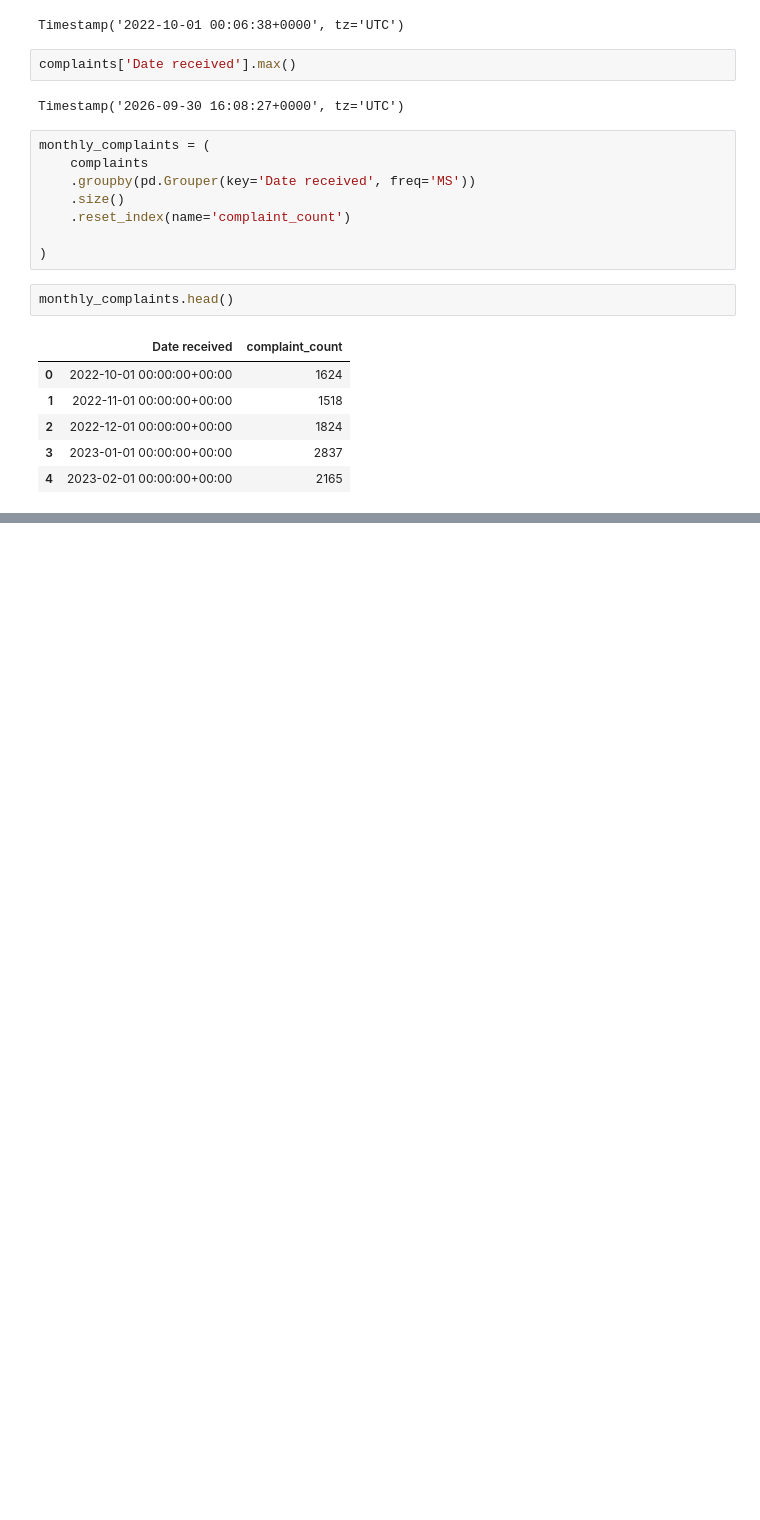
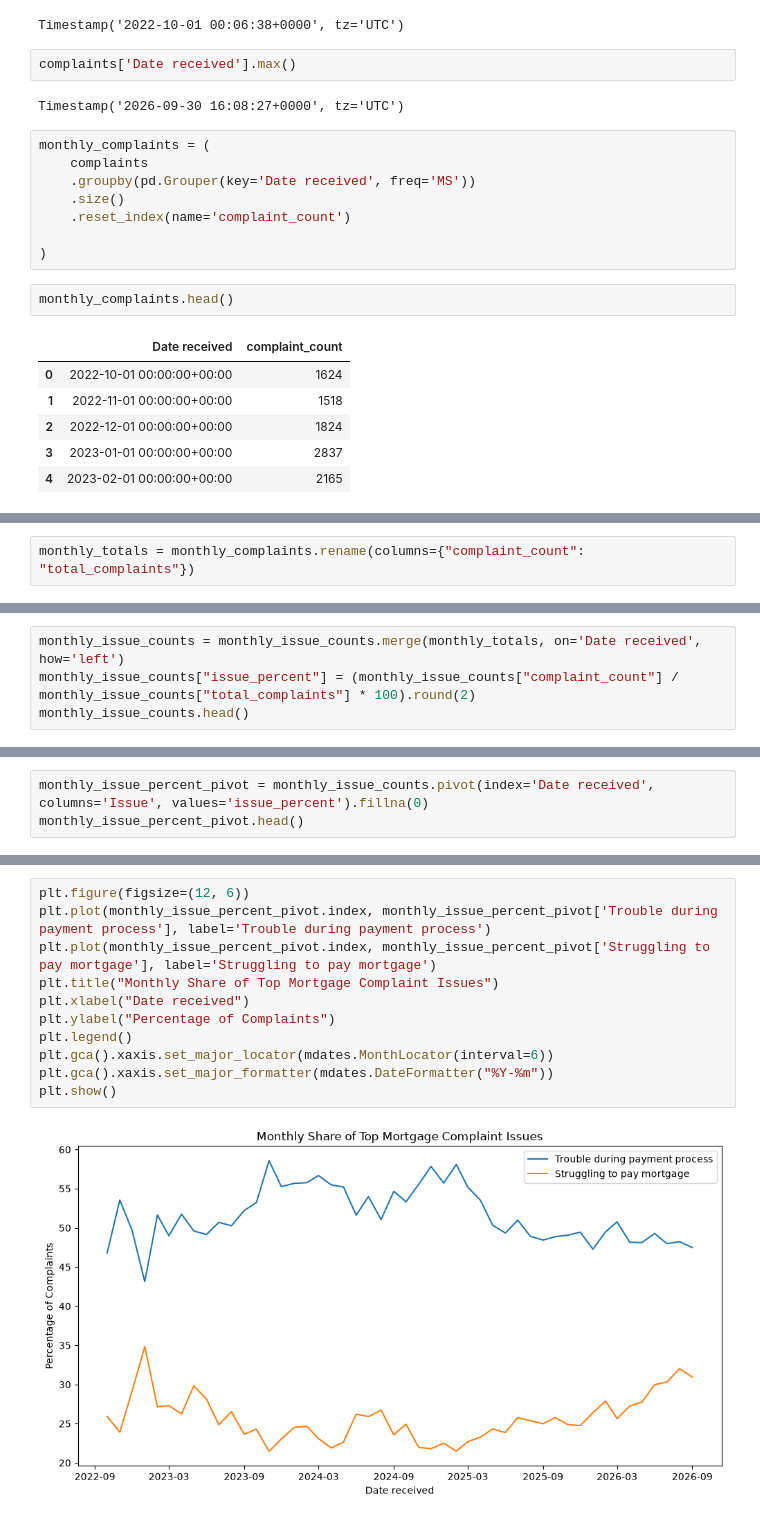
Before and after one commit to alanarroyo98/financial-services-complaints-analytics, a Jupyter notebook: notebooks/01_cfpb_eda.ipynb, the cells around one changed output, grey strips where cells are left out. Cells and saved outputs as stored; diff of their text form; blank space fills up the shorter version.

```diff
--- a/notebooks/01_cfpb_eda.ipynb
+++ b/notebooks/01_cfpb_eda.ipynb
@@ -240,0 +327,2 @@ monthly_complaints.head()
+# %%
+monthly_totals = monthly_complaints.rename(columns={"complaint_count": "total_complaints"})
@@ -240,0 +353,4 @@ monthly_complaints.head()
+# %%
+monthly_issue_counts = monthly_issue_counts.merge(monthly_totals, on='Date received', how='left')
+monthly_issue_counts["issue_percent"] = (monthly_issue_counts["complaint_count"] / monthly_issue_counts["total_complaints"] * 100).round(2)
+monthly_issue_counts.head()
@@ -240,0 +364,3 @@ monthly_complaints.head()
+# %%
+monthly_issue_percent_pivot = monthly_issue_counts.pivot(index='Date received', columns='Issue', values='issue_percent').fillna(0)
+monthly_issue_percent_pivot.head()
@@ -240,0 +375,13 @@ monthly_complaints.head()
+# %%
+plt.figure(figsize=(12, 6))
+plt.plot(monthly_issue_percent_pivot.index, monthly_issue_percent_pivot['Trouble during payment process'], label='Trouble during payment process')
+plt.plot(monthly_issue_percent_pivot.index, monthly_issue_percent_pivot['Struggling to pay mortgage'], label='Struggling to pay mortgage')
+plt.title("Monthly Share of Top Mortgage Complaint Issues")
+plt.xlabel("Date received")
+plt.ylabel("Percentage of Complaints")
+plt.legend()
+plt.gca().xaxis.set_major_locator(mdates.MonthLocator(interval=6))
+plt.gca().xaxis.set_major_formatter(mdates.DateFormatter("%Y-%m"))
+plt.show()
+# %% [output]
+[figure, added]
```
Also changed, not shown: parts of 12 cells of this notebook, 1 other file.
